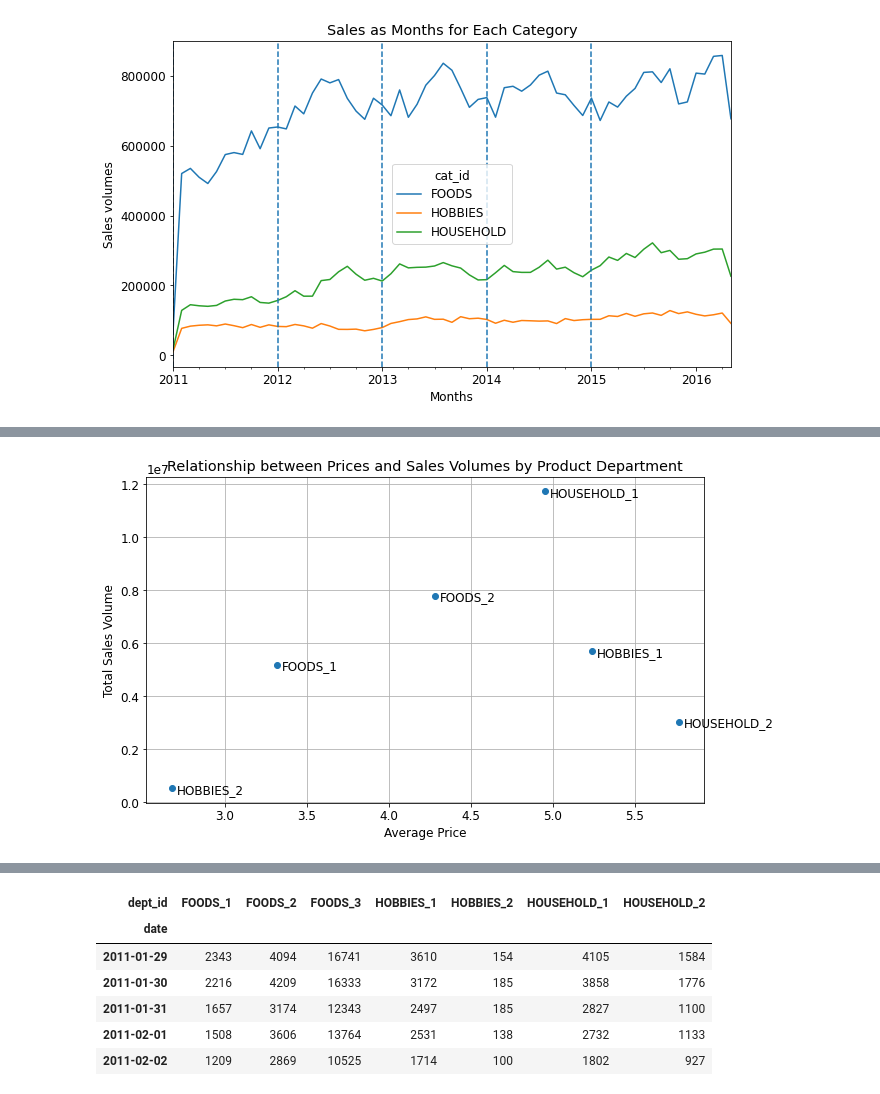
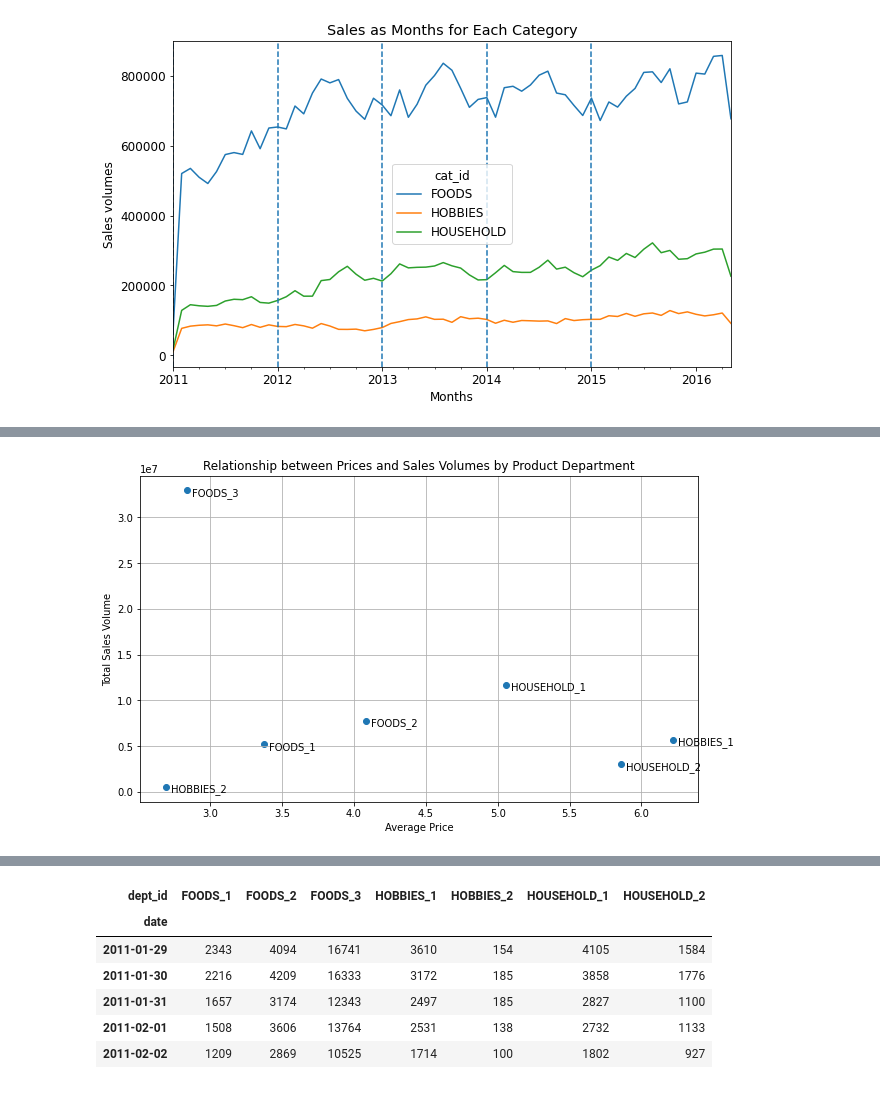
Before and after one commit to janiceivana/DS_05, a Jupyter notebook: New Data Analysis.ipynb, the cells around one changed output, grey strips where cells are left out. Drawn from its saved outputs; the diff is of its cells as text; code cells hidden in the pictures.

Commit message:
merge huge data successful

```diff
--- a/New Data Analysis.ipynb
+++ b/New Data Analysis.ipynb
@@ -312,14 +455,14 @@ Name: total_sales, dtype: int64
 plt.figure(figsize=(10, 6))
 
 # Plotting relationship between average prices and total sales volume for each category
-plt.scatter(category_prices, sales_by_category['total_sales'])
+plt.scatter(category_prices, sales_by_category)
 plt.title('Relationship between Prices and Sales Volumes by Product Category')
 plt.xlabel('Average Price')
 plt.ylabel('Total Sales Volume')
 plt.grid(True)
 
 for i, txt in enumerate(category_prices.index):
-    plt.annotate(txt, (category_prices[i], sales_by_category['total_sales'][i]), xytext=(5, -5), textcoords='offset points')
+    plt.annotate(txt, (category_prices[i], sales_by_category[i]), xytext=(5, -5), textcoords='offset points')
 
 plt.show()
 # %% [output]
@@ -397,7 +540,7 @@ plt.show()
 # %% [output]
 [figure]
 # %%
-dept_prices = merged_data.groupby("dept_id")["sell_price"].mean()
+dept_prices = my_data.groupby("dept_id")["sell_price"].mean()
 dept_prices
 # %% [output]
 dept_id
@@ -412,4 +555,4 @@ Name: sell_price, dtype: float64
 # %%
-sales_by_dept = merged_data.groupby('dept_id').sum()[['d_' + str(i) for i in range(1, 1942)]]
+sales_by_dept = my_data.groupby('dept_id')["unit_sale"].sum()
 sales_by_dept
 # %% [output]
@@ -426,3 +567,0 @@ sales_by_dept
-# %%
-sales_by_dept['total_sales'] = sales_by_dept.sum(axis=1)
-sales_by_dept['total_sales']
@@ -439,19 +568,19 @@ Name: total_sales, dtype: int64
 # %%
 plt.figure(figsize=(10, 6))
 
 # Plotting relationship between average prices and total sales volume for each category
-plt.scatter(dept_prices, sales_by_dept['total_sales'])
+plt.scatter(dept_prices, sales_by_dept)
 plt.title('Relationship between Prices and Sales Volumes by Product Department')
 plt.xlabel('Average Price')
 plt.ylabel('Total Sales Volume')
 plt.grid(True)
 
 for i, txt in enumerate(dept_prices.index):
-    plt.annotate(txt, (dept_prices[i], sales_by_dept['total_sales'][i]), xytext=(5, -5), textcoords='offset points')
+    plt.annotate(txt, (dept_prices[i], sales_by_dept[i]), xytext=(5, -5), textcoords='offset points')
 
 plt.show()
 # %% [output]
-[figure, old version]
+[figure, new version]
 # %%
 plt.figure(figsize=(10, 6))
 
```
Also changed, not shown: parts of 41 cells of this notebook.
